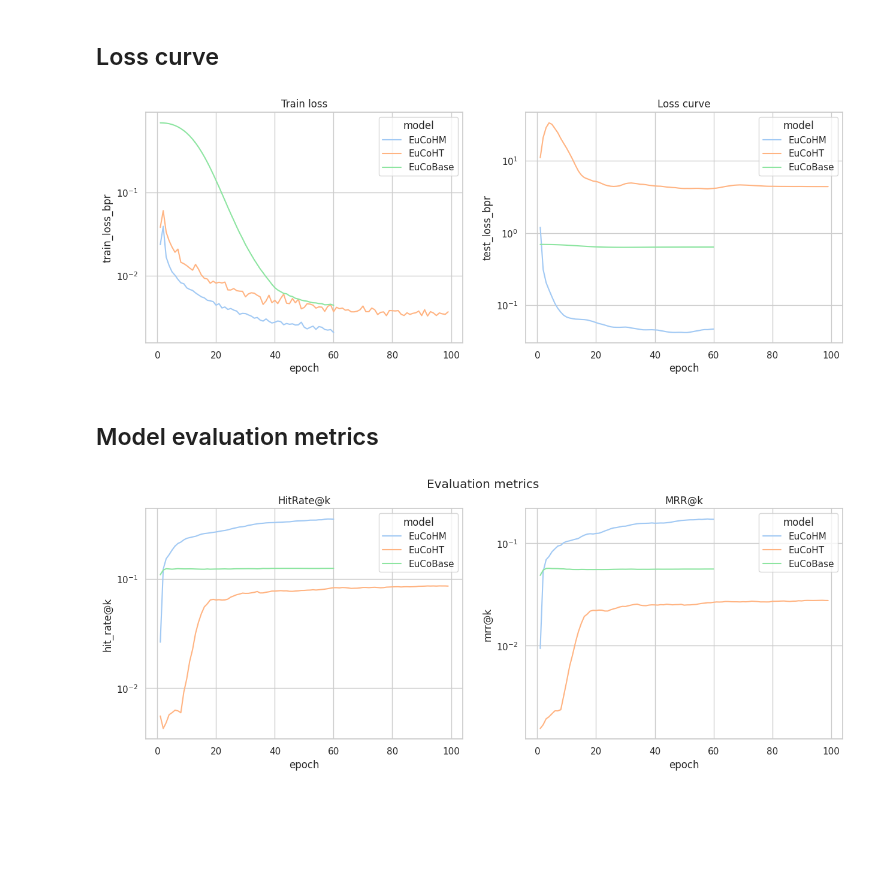
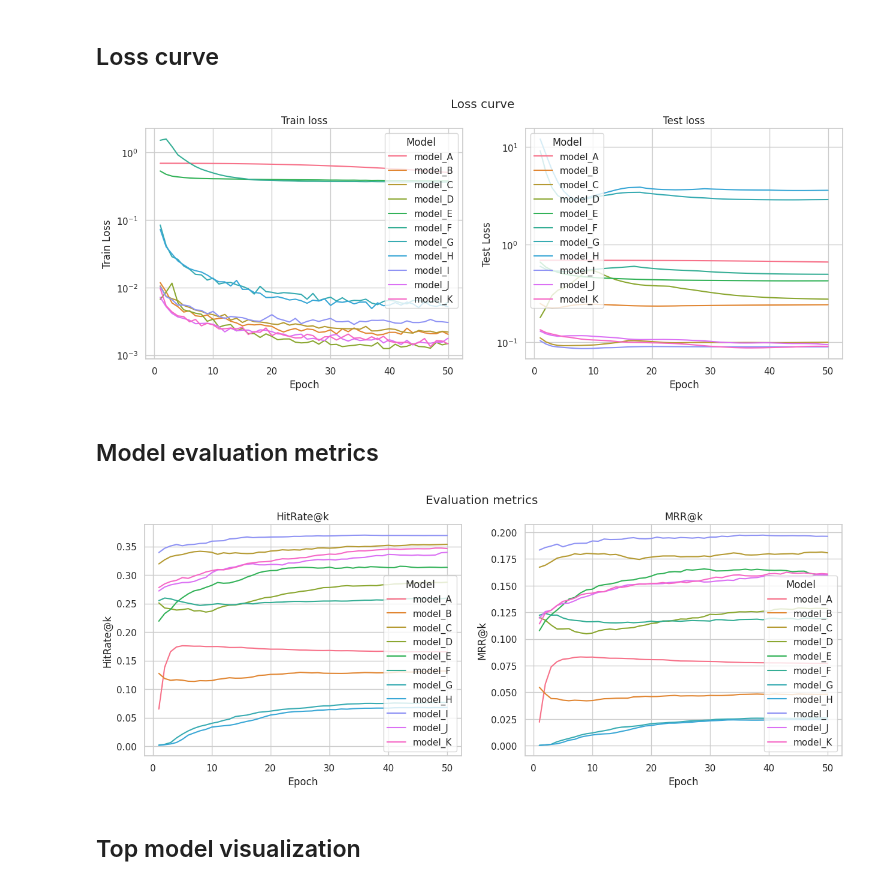
Before and after one commit to eutopia-collaboration-recommender/ecr-recommender, a Jupyter notebook: notebooks/results_interpretation.ipynb, the cells around one changed output. Cells and saved outputs as stored; diff of their text form; code cells hidden in the pictures; blank space fills up the shorter version.

```diff
--- a/notebooks/results_interpretation.ipynb
+++ b/notebooks/results_interpretation.ipynb
@@ -12,9 +12,17 @@ import seaborn as sns
 # %%
 # Read all results from CSV files
 model_results = dict(
-    EuCoHM=pd.read_csv('../results/results_EuCoHM.csv'),
-    EuCoHT=pd.read_csv('../results/results_EuCoHT.csv'),
-    EuCoBase=pd.read_csv('../results/results_EuCoBase.csv')
+    model_A=pd.read_csv('../results/results_ModelA.csv'),
+    model_B=pd.read_csv('../results/results_ModelB.csv'),
+    model_C=pd.read_csv('../results/results_ModelC.csv'),
+    model_D=pd.read_csv('../results/results_ModelD.csv'),
+    model_E=pd.read_csv('../results/results_ModelE.csv'),
+    model_F=pd.read_csv('../results/results_ModelF.csv'),
+    model_G=pd.read_csv('../results/results_ModelG.csv'),
+    model_H=pd.read_csv('../results/results_ModelH.csv'),
+    model_I=pd.read_csv('../results/results_ModelI.csv'),
+    model_J=pd.read_csv('../results/results_ModelJ.csv'),
+    model_K=pd.read_csv('../results/results_ModelK.csv')
 )
 
 # Set seaborn theme and color palette
@@ -26,11 +34,13 @@ best_results = list()
 all_results_df = pd.DataFrame()
 for model in model_results.keys():
     # Get best results for model
-    best_results.append(model_results[model].max().to_dict())
+    best_result = model_results[model].max().to_dict()
+    best_result['Model'] = model
+    best_results.append(best_result)
 
     # Concatenate to all results
     model_results_df = model_results[model].copy()
-    model_results_df['model'] = [model] * len(model_results_df)
+    model_results_df['Model'] = [model] * len(model_results_df)
     all_results_df = pd.concat([all_results_df, model_results_df])
 
 
@@ -74,60 +107,64 @@ best_results_df
 # %%
 fig, axs = plt.subplots(nrows=1, ncols=2, figsize=(15, 5))
 
 # Generate loss curve
-hue_order = all_results_df['model'].unique()
+hue_order = all_results_df['Model'].unique()
 
 # Train loss
 sns.lineplot(data=all_results_df,
-              x='epoch',
-              y='train_loss_bpr',
-              hue='model',
+              x='Epoch',
+              y='Train Loss',
+              hue='Model',
               hue_order=hue_order,
               ax=axs[0])
 axs[0].set_title("Train loss")
 axs[0].set_yscale('log')
 
 # Test loss
 sns.lineplot(data=all_results_df,
-              x='epoch',
-              y='test_loss_bpr',
-              hue='model',
+              x='Epoch',
+              y='Test Loss',
+              hue='Model',
               hue_order=hue_order,
               ax=axs[1])
 axs[1].set_title("Test loss")
 axs[1].set_yscale('log')
-plt.title('Loss curve')
+plt.suptitle('Loss curve')
+plt.savefig('../results/figures/ablation_loss_curve.png')
 plt.show()
 # %% [output]
-[figure, old version]
+[figure, new version]
 # %% [markdown]
 ## Model evaluation metrics
 # %%
 fig, axs = plt.subplots(nrows=1, ncols=2, figsize=(15, 5))
 
 # Generate loss curve
-hue_order = all_results_df['model'].unique()
+hue_order = all_results_df['Model'].unique()
 
-# Train loss
+# HitRate@k
 sns.lineplot(data=all_results_df,
-              x='epoch',
-              y='hit_rate@k',
-              hue='model',
+              x='Epoch',
+              y='HitRate@k',
+              hue='Model',
               hue_order=hue_order,
               ax=axs[0])
 axs[0].set_title("HitRate@k")
-axs[0].set_yscale('log')
+# axs[0].set_yscale('log')
 
-# Test loss
+# MRR@k
 sns.lineplot(data=all_results_df,
-              x='epoch',
-              y='mrr@k',
-              hue='model',
+              x='Epoch',
+              y='MRR@k',
+              hue='Model',
               hue_order=hue_order,
               ax=axs[1])
 axs[1].set_title("MRR@k")
-axs[1].set_yscale('log')
+# axs[1].set_yscale('log')
+plt.savefig('../results/figures/ablation_performance.png')
 plt.suptitle('Evaluation metrics')
 plt.show()
 # %% [output]
-[figure, old version]
+[figure, new version]
+# %% [markdown]
+## Top model visualization
```
Also changed, not shown: parts of 5 cells of this notebook, 11 other files.
